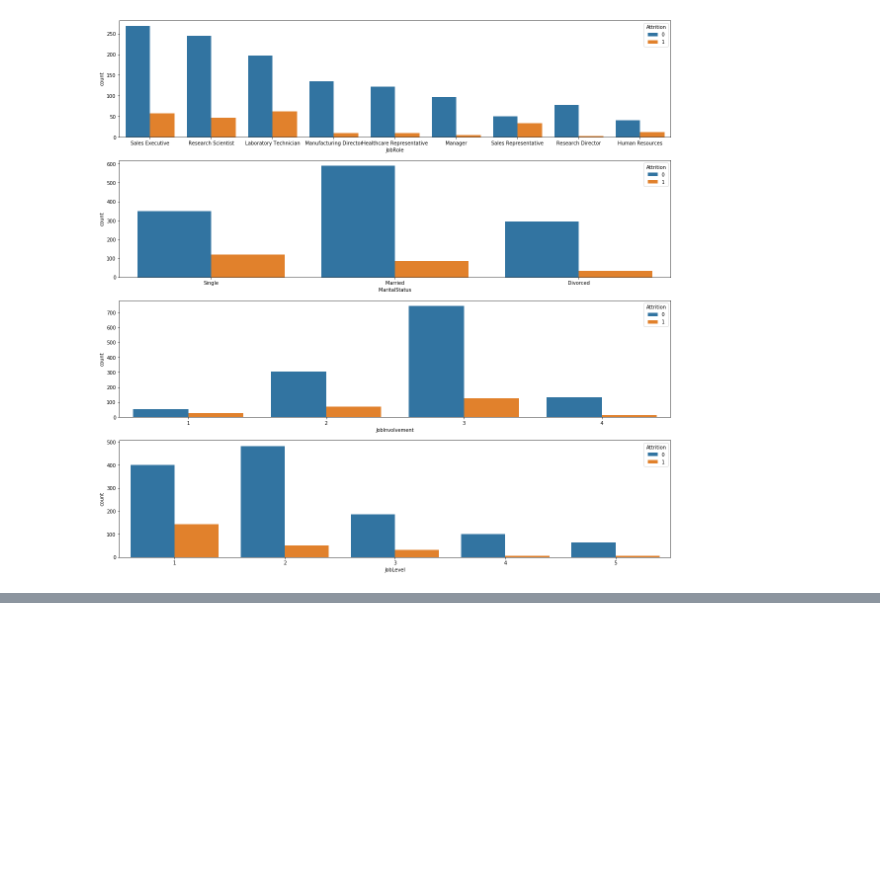
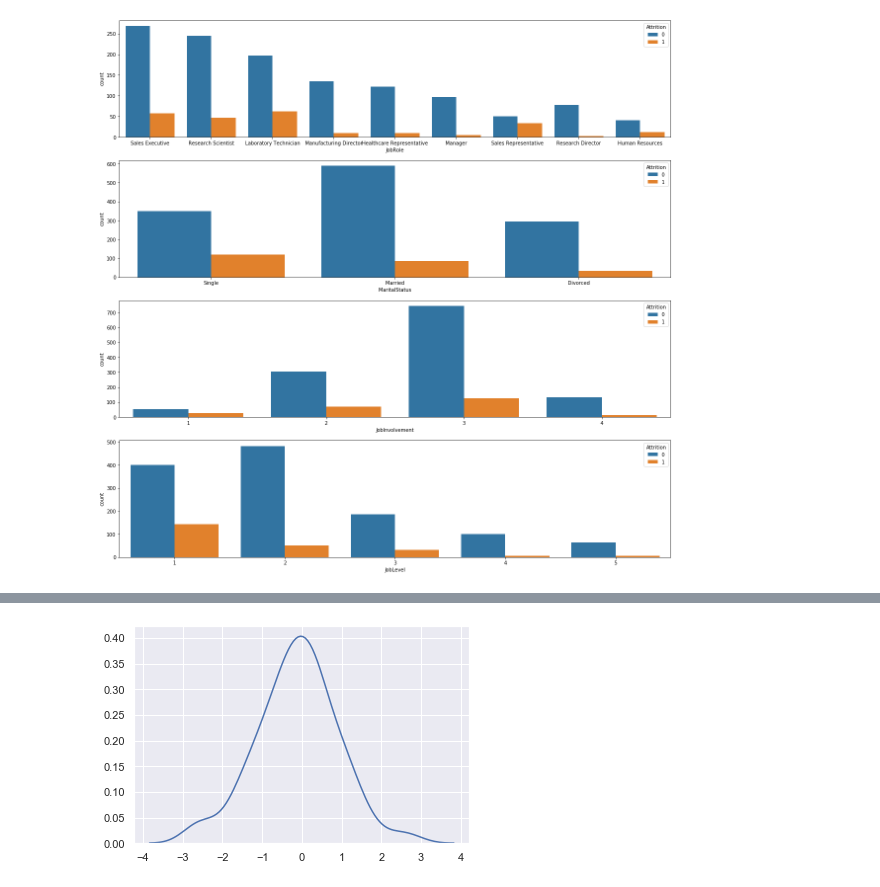
Before and after one commit to alby007100/DatAnalysis_python, a Jupyter notebook: Human Resoources Analysis.ipynb, the cells around one changed output, grey strips where cells are left out. Saved outputs shown, nothing was run; the diff lists cells and outputs as text; code cells hidden in the pictures; blank space fills up the shorter version.

```diff
--- a/Human Resoources Analysis.ipynb
+++ b/Human Resoources Analysis.ipynb
@@ -137,0 +148,8 @@ sns.countplot(x='JobLevel',hue='Attrition',data=employee_df)
+# %%
+import numpy as np; np.random.seed(10)
+import seaborn as sns; sns.set(color_codes=True)
+mean, cov = [0, 2], [(1, .5), (.5, 1)]
+x, y = np.random.multivariate_normal(mean, cov, size=50).T
+ax = sns.kdeplot(x)
+# %% [output]
+[figure, added]
```
Also changed, not shown: parts of 3 cells of this notebook.
